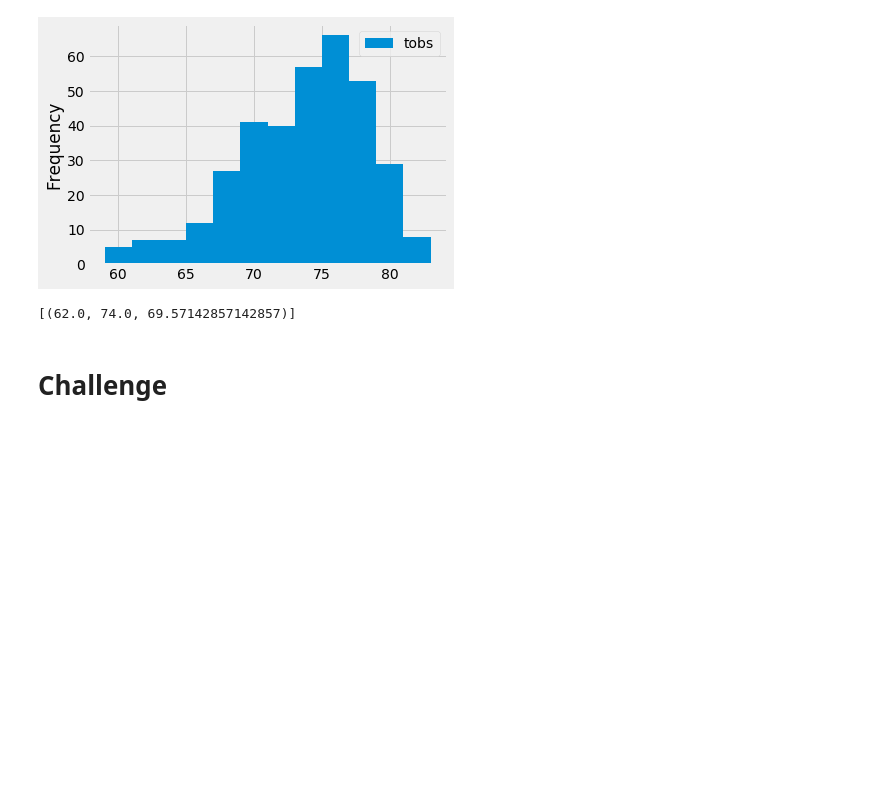
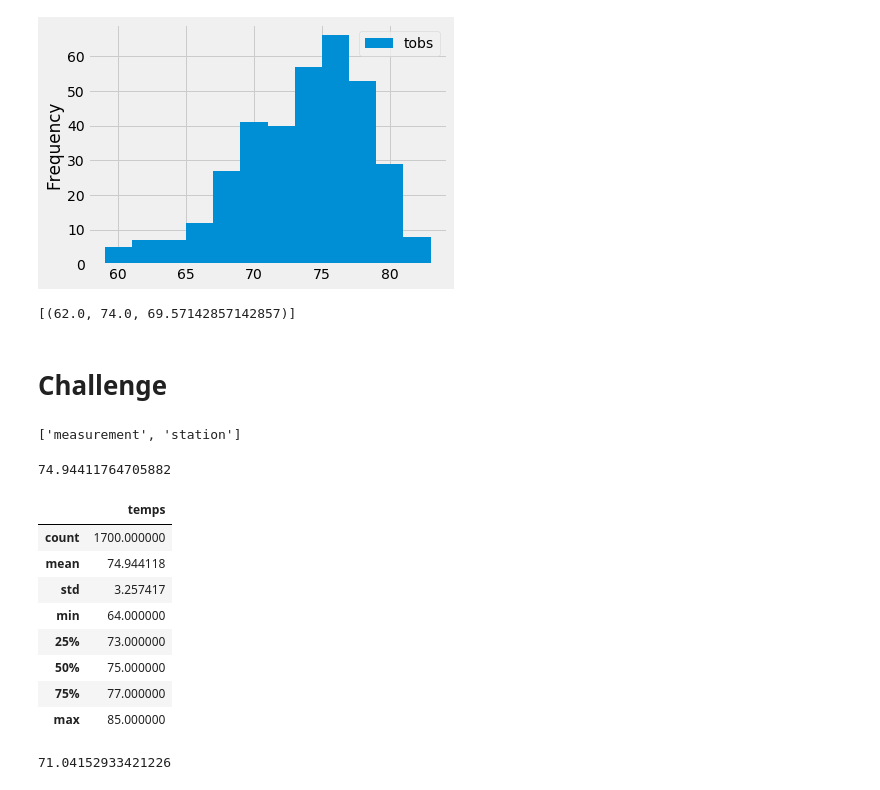
Before and after one commit to xher95/surfs_up, a Jupyter notebook: climate_analysis.ipynb, the cells around one changed output. Drawn from its saved outputs; the diff is of its cells as text; code cells hidden in the pictures; blank space fills up the shorter version.

```diff
--- a/climate_analysis.ipynb
+++ b/climate_analysis.ipynb
@@ -122,0 +141,46 @@ print(calc_temp('2012-02-28', '2012-03-05'))
+# %%
+# reflect an existing database into a new model
+Base = automap_base()
+# reflect the tables
+Base.prepare(engine, reflect=True)
+# %%
+# We can view all of the classes that automap found
+Base.classes.keys()
+# %% [output]
+['measurement', 'station']
+# %%
+# Save references to each table
+Measurement = Base.classes.measurement
+Station = Base.classes.station
+# %%
+# Create our session (link) from Python to the DB
+session = Session(engine)
+# %%
+# Determine key statistical data about the month of June.
+# Identify key statistical data in June across all of the stations and years using the describe() fucntion.
+june_temp = session.query(Measurement).filter(extract('month', Measurement.date) == 6)
+june_temp_list = [temp.tobs for temp in june_temp]
+print(np.mean(june_temp_list))
+# %% [output]
+74.94411764705882
+# %%
+june_df = pd.DataFrame(june_temp_list, columns=['temps'])
+june_df.describe()
+# %% [output]
+|  | temps |
+| count | 1700.000000 |
+| mean | 74.944118 |
+| std | 3.257417 |
+| min | 64.000000 |
+| 25% | 73.000000 |
+| 50% | 75.000000 |
+| 75% | 77.000000 |
+| max | 85.000000 |
+# %%
+# Determine key statistical data about the month of December.
+# Identify key statistical data in December across all stations and years using the describe() function.
+dec_temp = session.query(Measurement).filter(extract('month', Measurement.date) == 12)
+dec_temp_list = [temp.tobs for temp in dec_temp]
+print(np.mean(dec_temp_list))
+# %% [output]
+71.04152933421226
```
Also changed, not shown: parts of 8 cells of this notebook, 1 other file.
